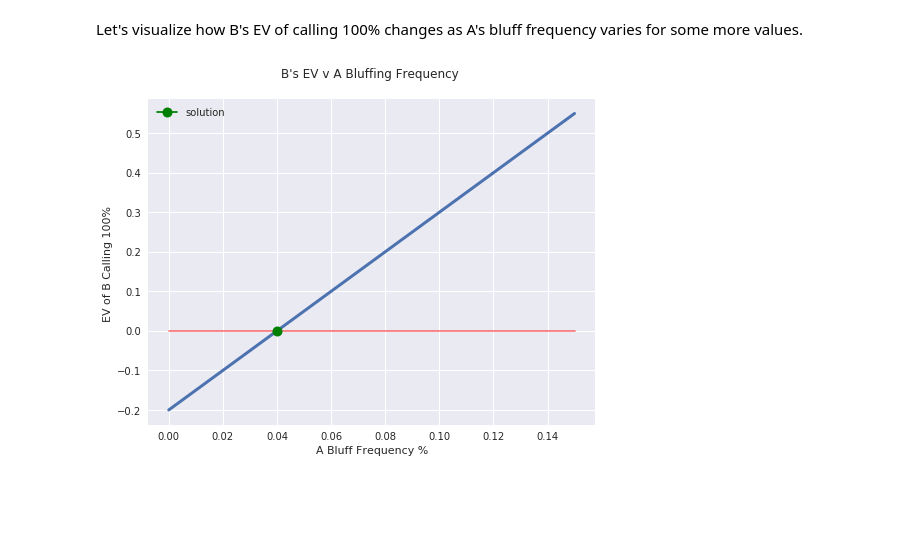
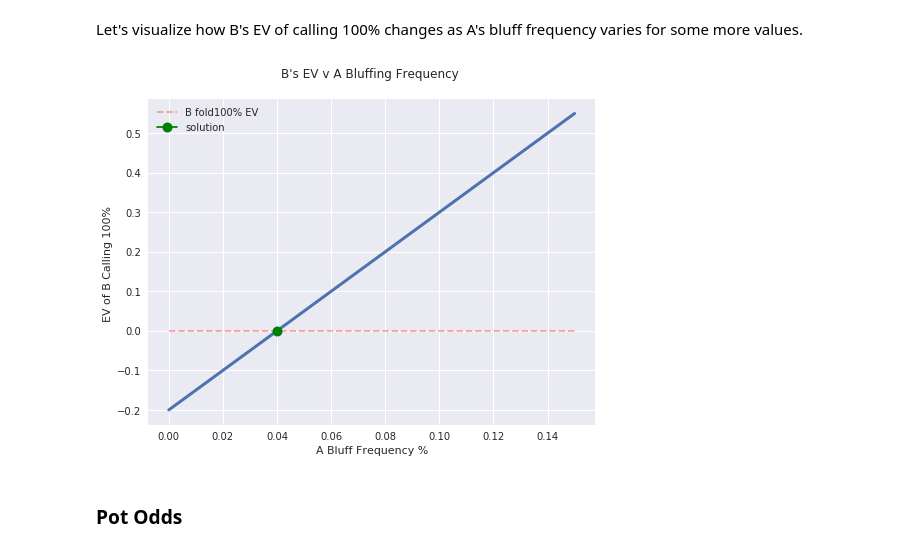
Before and after one commit to HigginTown/mathematics-of-poker, a Jupyter notebook: chapter_notebooks/part_two/p2c4.ipynb, the cells around one changed output. Drawn from its saved outputs; the diff is of its cells as text; code cells hidden in the pictures; blank space fills up the shorter version.

```diff
--- a/chapter_notebooks/part_two/p2c4.ipynb
+++ b/chapter_notebooks/part_two/p2c4.ipynb
@@ -85,22 +85,24 @@ Let's visualize how B's EV of calling 100% changes as A's bluff frequency varies
 # %%
 %matplotlib inline
 import matplotlib.pyplot as plt
 plt.style.use('seaborn')
 
 df = make_chart(COLUMNS, data = generate_data([0, 0.01, 0.02, 0.04, .1, .15]), frequency_list=[0, 0.01, 0.02, 0.04, .1, .15])
 
 fig = plt.figure(figsize=(8,6))
 plt.plot(df.x, df.B_CALL100_EV, linewidth=3)
-plt.plot(df.x, [0 for i in df.x], 'r', alpha=.5)
+plt.plot(df.x, [0 for i in df.x], 'r--', alpha=.35, label = 'B fold100% EV')
 plt.plot([0.04], [0], marker='o', markersize=10, color="green", label='solution') # the intersection
 plt.legend(loc='upper left')
 
 plt.title("B's EV v A Bluffing Frequency \n")
 plt.xlabel("A Bluff Frequency %")
 plt.ylabel("EV of B Calling 100% ")
 
 
 plt.savefig('Example-4.1-BluffFrequencyVEV.png')
 plt.show()
 # %% [output]
-[figure, old version]
+[figure, new version]
+# %% [markdown]
+### Pot Odds
```
Also changed, not shown: 2 other files.
